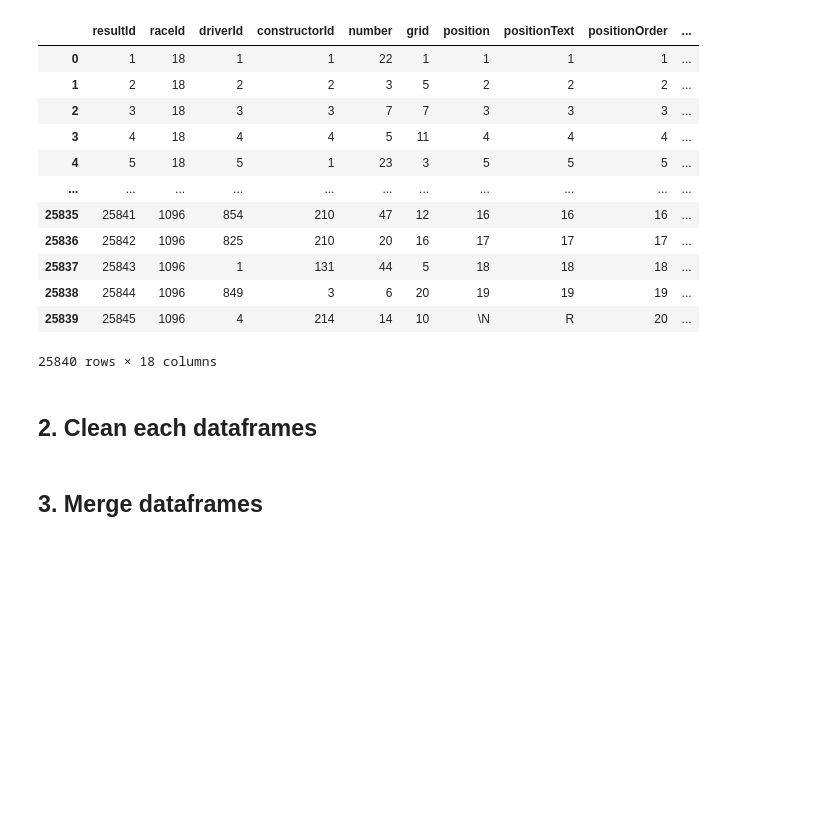
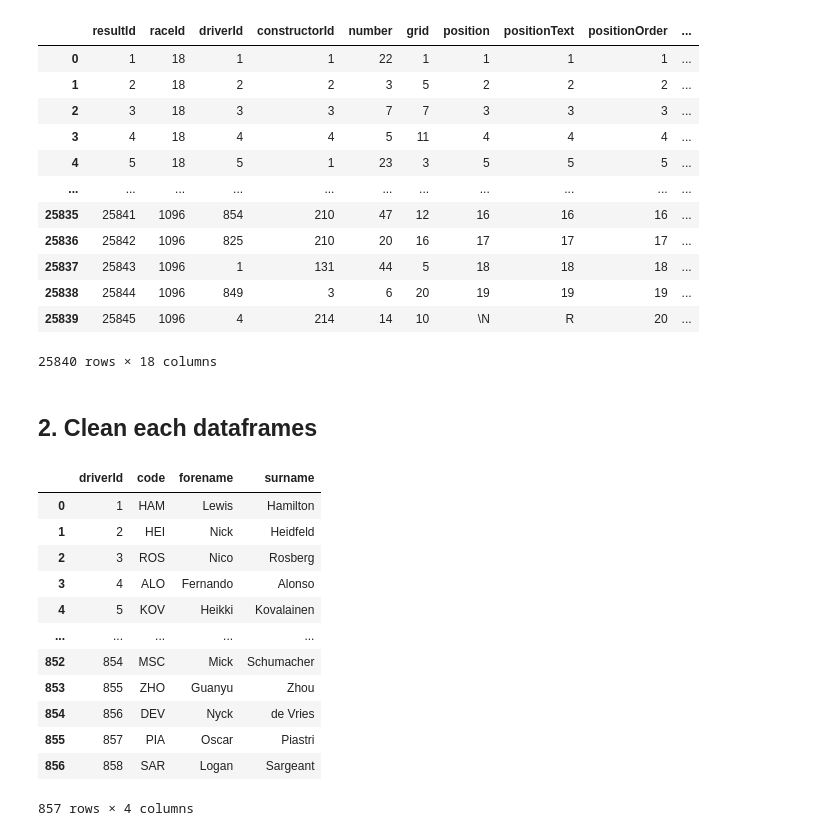
Before and after one commit to njbrodie/f1project, a Jupyter notebook: EDA_Song.ipynb, the cells around one changed output. Cells and saved outputs as stored; diff of their text form; code cells hidden in the pictures; blank space fills up the shorter version.

```diff
--- a/EDA_Song.ipynb
+++ b/EDA_Song.ipynb
@@ -52,5 +52,20 @@ results_df
 25840 rows × 18 columns
 # %% [markdown]
 ## 2. Clean each dataframes
-# %% [markdown]
-## 3. Merge dataframes
+# %%
+drivers_df = drivers_df[['driverId', 'code', 'forename', 'surname']]
+drivers_df
+# %% [output]
+|  | driverId | code | forename | surname |
+| 0 | 1 | HAM | Lewis | Hamilton |
+| 1 | 2 | HEI | Nick | Heidfeld |
+| 2 | 3 | ROS | Nico | Rosberg |
+| 3 | 4 | ALO | Fernando | Alonso |
+| 4 | 5 | KOV | Heikki | Kovalainen |
+| ... | ... | ... | ... | ... |
+| 852 | 854 | MSC | Mick | Schumacher |
+| 853 | 855 | ZHO | Guanyu | Zhou |
+| 854 | 856 | DEV | Nyck | de Vries |
+| 855 | 857 | PIA | Oscar | Piastri |
+| 856 | 858 | SAR | Logan | Sargeant |
+857 rows × 4 columns
```
Also changed, not shown: parts of 3 cells of this notebook.
